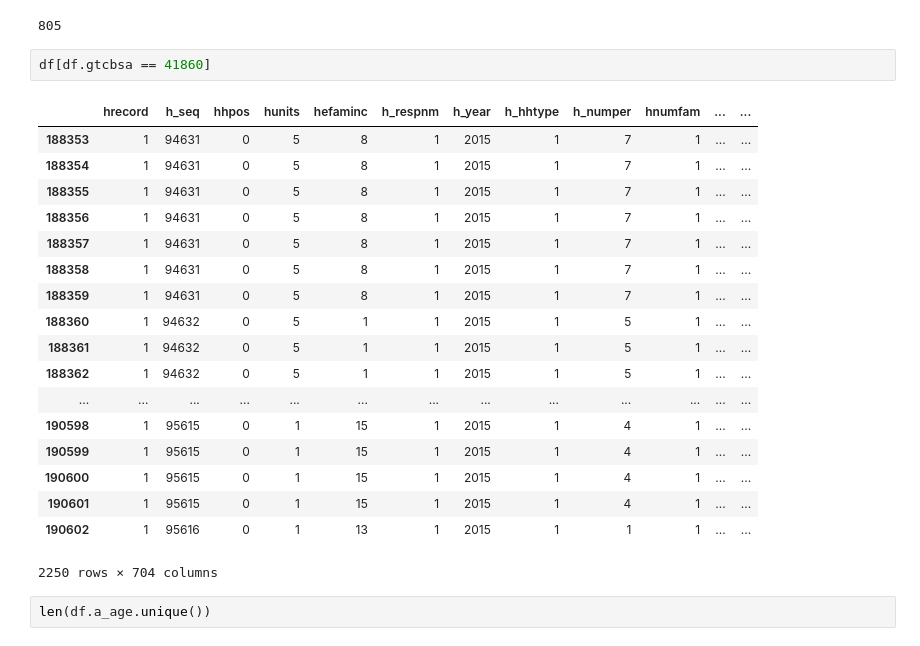
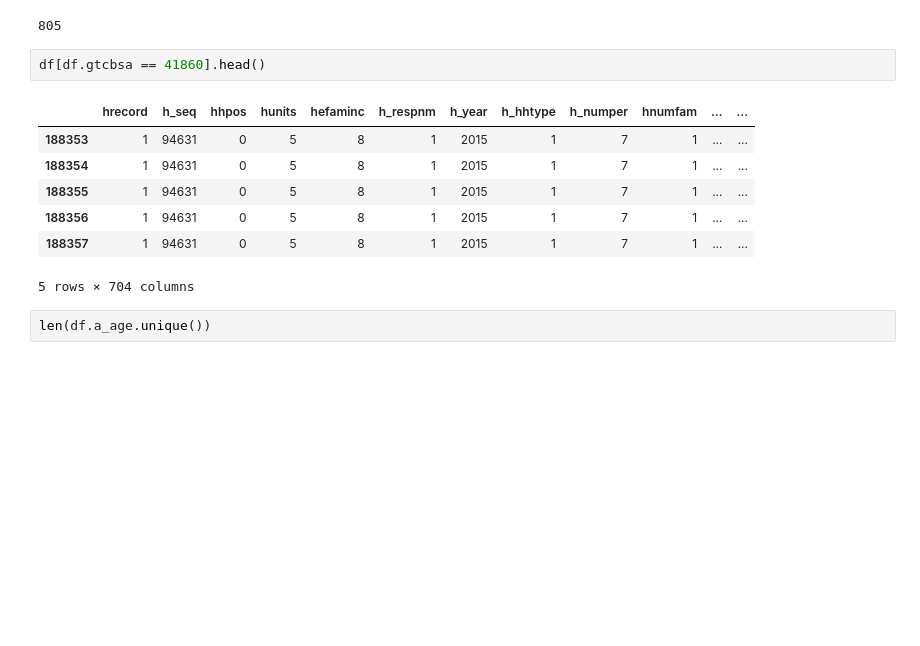
Before and after one commit to reeleis/snake_people, a Jupyter notebook: Importing Stata from CPS.ipynb, the cells around one changed output. Saved outputs shown, nothing was run; the diff lists cells and outputs as text; blank space fills up the shorter version.

```diff
--- a/Importing Stata from CPS.ipynb
+++ b/Importing Stata from CPS.ipynb
@@ -48,26 +67,15 @@ len(bay_households)
 # %% [output]
 805
 # %%
-df[df.gtcbsa == 41860]
+df[df.gtcbsa == 41860].head()
 # %% [output]
 |  | hrecord | h_seq | hhpos | hunits | hefaminc | h_respnm | h_year | h_hhtype | h_numper | hnumfam | ... | ... |
 | 188353 | 1 | 94631 | 0 | 5 | 8 | 1 | 2015 | 1 | 7 | 1 | ... | ... |
 | 188354 | 1 | 94631 | 0 | 5 | 8 | 1 | 2015 | 1 | 7 | 1 | ... | ... |
 | 188355 | 1 | 94631 | 0 | 5 | 8 | 1 | 2015 | 1 | 7 | 1 | ... | ... |
 | 188356 | 1 | 94631 | 0 | 5 | 8 | 1 | 2015 | 1 | 7 | 1 | ... | ... |
 | 188357 | 1 | 94631 | 0 | 5 | 8 | 1 | 2015 | 1 | 7 | 1 | ... | ... |
-| 188358 | 1 | 94631 | 0 | 5 | 8 | 1 | 2015 | 1 | 7 | 1 | ... | ... |
-| 188359 | 1 | 94631 | 0 | 5 | 8 | 1 | 2015 | 1 | 7 | 1 | ... | ... |
-| 188360 | 1 | 94632 | 0 | 5 | 1 | 1 | 2015 | 1 | 5 | 1 | ... | ... |
-| 188361 | 1 | 94632 | 0 | 5 | 1 | 1 | 2015 | 1 | 5 | 1 | ... | ... |
-| 188362 | 1 | 94632 | 0 | 5 | 1 | 1 | 2015 | 1 | 5 | 1 | ... | ... |
-| ... | ... | ... | ... | ... | ... | ... | ... | ... | ... | ... | ... | ... |
-| 190598 | 1 | 95615 | 0 | 1 | 15 | 1 | 2015 | 1 | 4 | 1 | ... | ... |
-| 190599 | 1 | 95615 | 0 | 1 | 15 | 1 | 2015 | 1 | 4 | 1 | ... | ... |
-| 190600 | 1 | 95615 | 0 | 1 | 15 | 1 | 2015 | 1 | 4 | 1 | ... | ... |
-| 190601 | 1 | 95615 | 0 | 1 | 15 | 1 | 2015 | 1 | 4 | 1 | ... | ... |
-| 190602 | 1 | 95616 | 0 | 1 | 13 | 1 | 2015 | 1 | 1 | 1 | ... | ... |
-2250 rows × 704 columns
+5 rows × 704 columns
 # %%
 len(df.a_age.unique())
 # %% [output]
```
Also changed, not shown: parts of 15 cells of this notebook.
